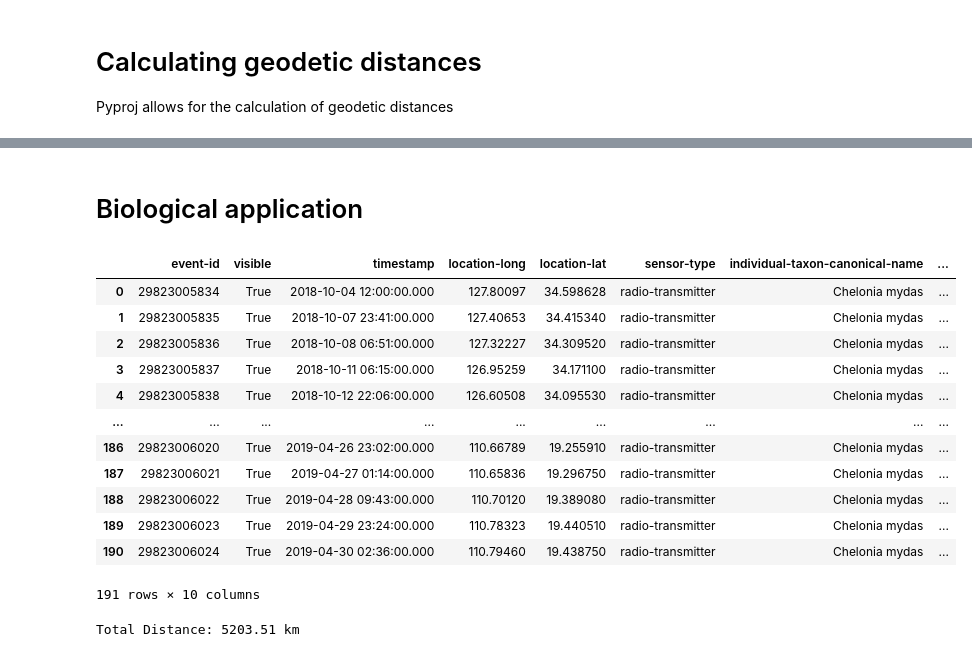
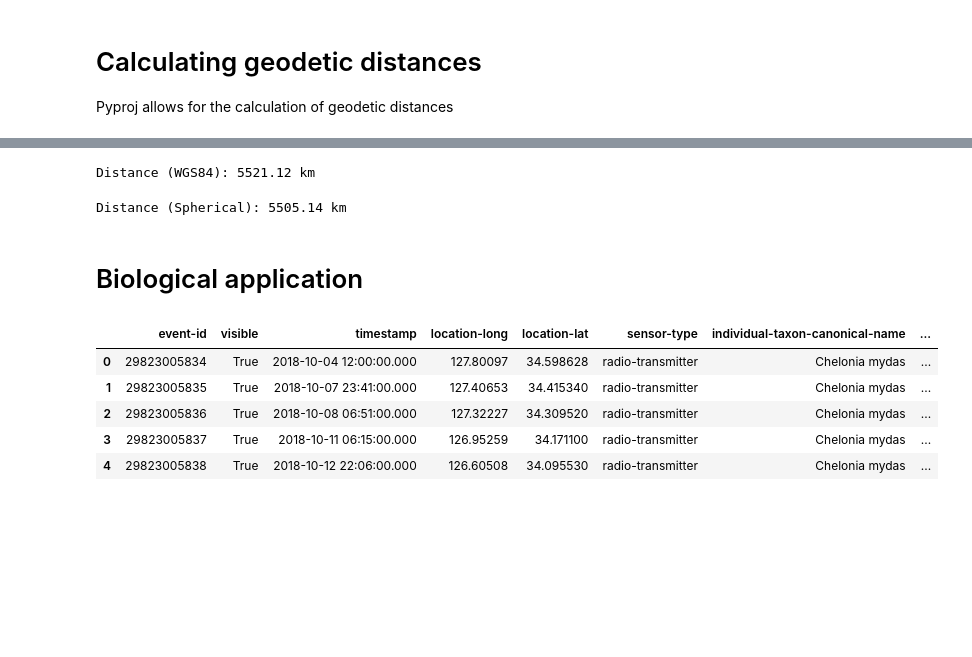
Before and after one commit to aminem0/pywork, a Jupyter notebook: notebooks/jupy05-pyproj.ipynb, the cells around one changed output, grey strips where cells are left out. Saved outputs shown, nothing was run; the diff lists cells and outputs as text; code cells hidden in the pictures; blank space fills up the shorter version.

```diff
--- a/notebooks/jupy05-pyproj.ipynb
+++ b/notebooks/jupy05-pyproj.ipynb
@@ -327,53 +151,33 @@ Distance (WGS84): 5521.12 km
+# %%
+# WGS84 distance (in km)
+print(f"Distance (WGS84): {distance_wgs84 / 1000:.2f} km")
+# %% [output]
+Distance (WGS84): 5521.12 km
+# %%
+# Spherical model
+geod_sphere = Geod(ellps="sphere")
+
+# Compute the inverse (distance, azimuths) using the WGS84 ellipsoidal model
+azimuth1_sphere, azimuth2_sphere, distance_sphere = geod_sphere.inv(lons1=montreal_wgs84[0],
+                                                                    lats1=montreal_wgs84[1],
+                                                                    lons2=paris_wgs84[0],
+                                                                    lats2=paris_wgs84[1])
+
+# Spherical distance in km:
+print(f"Distance (Spherical): {distance_sphere / 1000:.2f} km")
+# %% [output]
+Distance (Spherical): 5505.14 km
 # %% [markdown]
 # Biological application
 # %%
 # Calculating
 # Load the
 df_104 = pd.read_csv("../data/KOR0104-43589.csv")
-df_104
+df_104.head()
 # %% [output]
 |  | event-id | visible | timestamp | location-long | location-lat | sensor-type | individual-taxon-canonical-name | ... |
 | 0 | 29823005834 | True | 2018-10-04 12:00:00.000 | 127.80097 | 34.598628 | radio-transmitter | Chelonia mydas | ... |
 | 1 | 29823005835 | True | 2018-10-07 23:41:00.000 | 127.40653 | 34.415340 | radio-transmitter | Chelonia mydas | ... |
 | 2 | 29823005836 | True | 2018-10-08 06:51:00.000 | 127.32227 | 34.309520 | radio-transmitter | Chelonia mydas | ... |
 | 3 | 29823005837 | True | 2018-10-11 06:15:00.000 | 126.95259 | 34.171100 | radio-transmitter | Chelonia mydas | ... |
 | 4 | 29823005838 | True | 2018-10-12 22:06:00.000 | 126.60508 | 34.095530 | radio-transmitter | Chelonia mydas | ... |
-| ... | ... | ... | ... | ... | ... | ... | ... | ... |
-| 186 | 29823006020 | True | 2019-04-26 23:02:00.000 | 110.66789 | 19.255910 | radio-transmitter | Chelonia mydas | ... |
-| 187 | 29823006021 | True | 2019-04-27 01:14:00.000 | 110.65836 | 19.296750 | radio-transmitter | Chelonia mydas | ... |
-| 188 | 29823006022 | True | 2019-04-28 09:43:00.000 | 110.70120 | 19.389080 | radio-transmitter | Chelonia mydas | ... |
-| 189 | 29823006023 | True | 2019-04-29 23:24:00.000 | 110.78323 | 19.440510 | radio-transmitter | Chelonia mydas | ... |
-| 190 | 29823006024 | True | 2019-04-30 02:36:00.000 | 110.79460 | 19.438750 | radio-transmitter | Chelonia mydas | ... |
-191 rows × 10 columns
-# %%
-# Initialize Geod for WGS84
-geod = Geod(ellps="WGS84")
-
-# Function to compute geodesic inverse between two points
-def get_gdist(point1, point2, geod):
-    # Use direct column access by name
-
-    return distance  # distance in meters
-
-# Initialize total distance
-total_dist = 0.0
-
-# Loop over the DataFrame to compute the distance for consecutive pairs of cities
-for i in range(len(df_104) - 1):
-    # Points: Extracting longitude and latitude for the two rows
-    point1 = df_104.iloc[i]
-    point2 = df_104.iloc[i + 1]
-
-    # Compute the geodesic inverse for the two points
-    azimuth1, azimuth2, distance = geod.inv(point1["location-long"],
-                                            point1["location-lat"],
-                                            point2["location-long"],
-                                            point2["location-lat"])
-
-    # Add the result to the total distance (convert from meters to kilometers)
-    total_dist += distance
-
-# Print the total accumulated distance in kilometers
-print(f"Total Distance: {total_dist / 1000 :.2f} km")
-# %% [output]
-Total Distance: 5203.51 km
```
Also changed, not shown: parts of 26 cells of this notebook, 11 other files.
